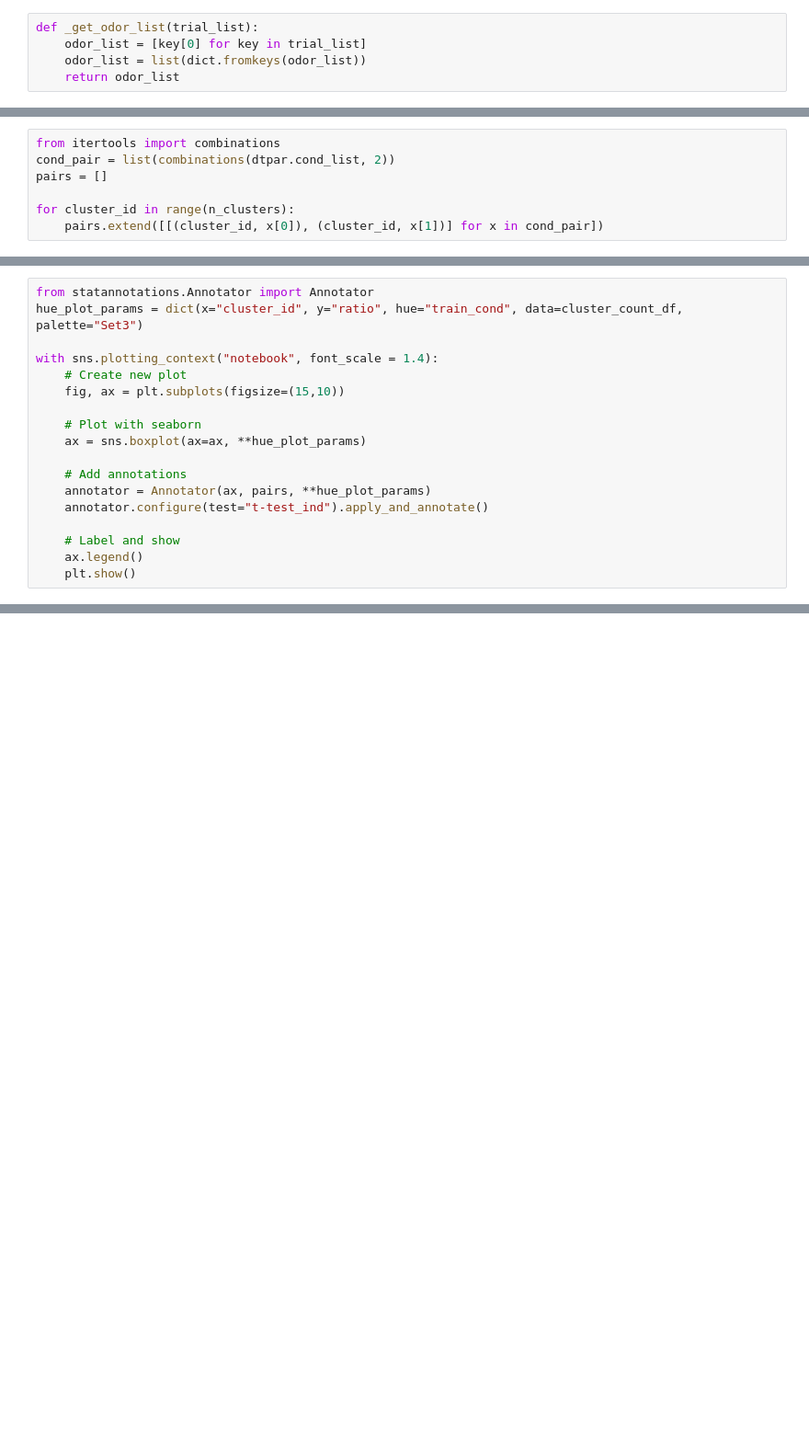
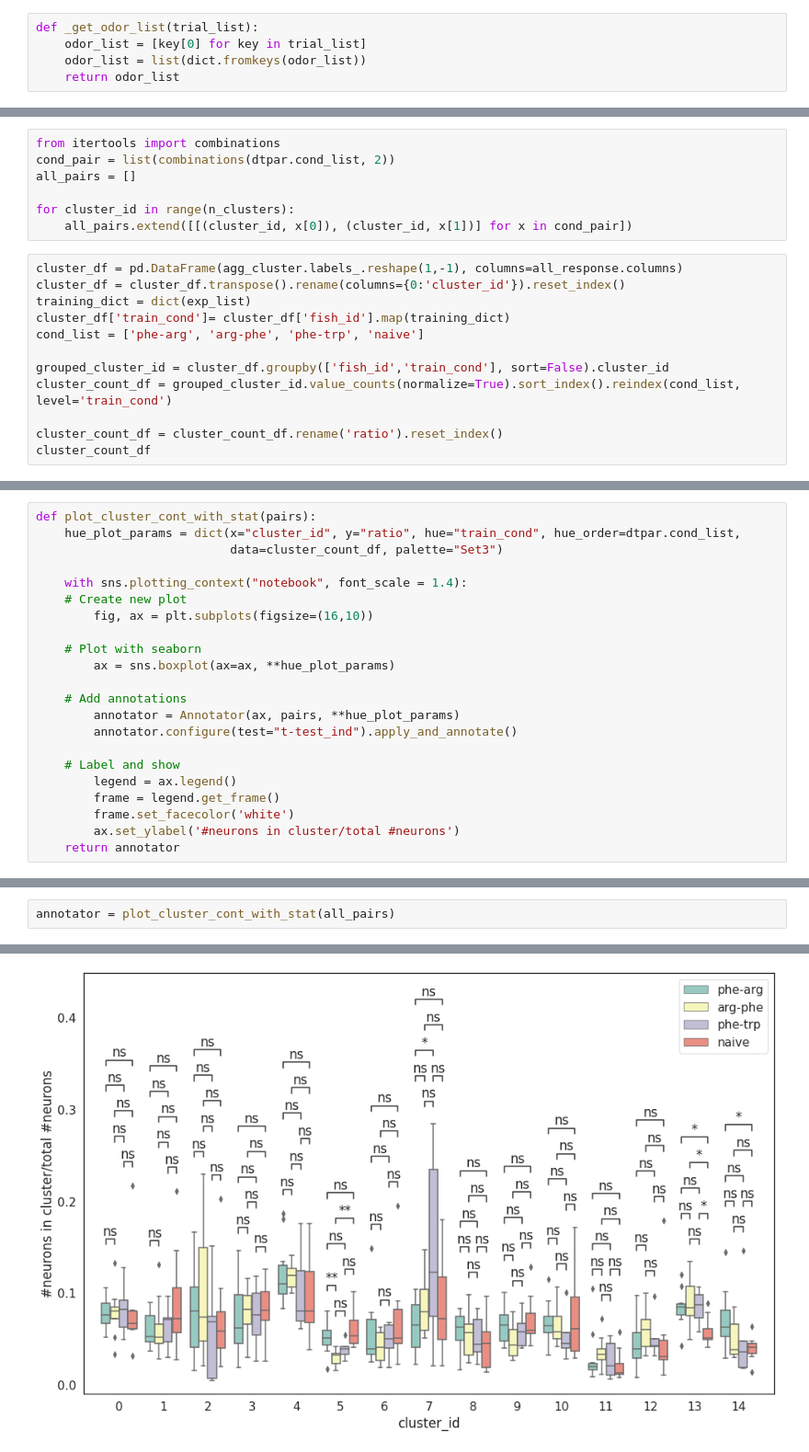
Before and after one commit to aloejhb/catrace, a Jupyter notebook: notebooks/tuning_curve_normalized.ipynb, the cells around one changed output, grey strips where cells are left out. Shown: that part at 92% size. Saved outputs shown, nothing was run; the diff lists cells and outputs as text; blank space fills up the shorter version.

```diff
--- a/notebooks/tuning_curve_normalized.ipynb
+++ b/notebooks/tuning_curve_normalized.ipynb
@@ -371,7 +289,19 @@ catclust.plot_clustered_heatmap(H, agg_cluster)
 # %%
 from itertools import combinations
 cond_pair = list(combinations(dtpar.cond_list, 2))
-pairs = []
+all_pairs = []
 
 for cluster_id in range(n_clusters):
-    pairs.extend([[(cluster_id, x[0]), (cluster_id, x[1])] for x in cond_pair])
+    all_pairs.extend([[(cluster_id, x[0]), (cluster_id, x[1])] for x in cond_pair])
+# %%
+cluster_df = pd.DataFrame(agg_cluster.labels_.reshape(1,-1), columns=all_response.columns)
+cluster_df = cluster_df.transpose().rename(columns={0:'cluster_id'}).reset_index()
+training_dict = dict(exp_list)
+cluster_df['train_cond']= cluster_df['fish_id'].map(training_dict)
+cond_list = ['phe-arg', 'arg-phe', 'phe-trp', 'naive']
+
+grouped_cluster_id = cluster_df.groupby(['fish_id','train_cond'], sort=False).cluster_id
+cluster_count_df = grouped_cluster_id.value_counts(normalize=True).sort_index().reindex(cond_list, level='train_cond')
+
+cluster_count_df = cluster_count_df.rename('ratio').reset_index()
+cluster_count_df
@@ -378,18 +322,22 @@ for cluster_id in range(n_clusters):
 # %%
-from statannotations.Annotator import Annotator
-hue_plot_params = dict(x="cluster_id", y="ratio", hue="train_cond", data=cluster_count_df, palette="Set3")
+def plot_cluster_cont_with_stat(pairs):
+    hue_plot_params = dict(x="cluster_id", y="ratio", hue="train_cond", hue_order=dtpar.cond_list,
+                           data=cluster_count_df, palette="Set3")
 
-with sns.plotting_context("notebook", font_scale = 1.4):
+    with sns.plotting_context("notebook", font_scale = 1.4):
     # Create new plot
-    fig, ax = plt.subplots(figsize=(15,10))
+        fig, ax = plt.subplots(figsize=(16,10))
 
     # Plot with seaborn
-    ax = sns.boxplot(ax=ax, **hue_plot_params)
+        ax = sns.boxplot(ax=ax, **hue_plot_params)
 
     # Add annotations
-    annotator = Annotator(ax, pairs, **hue_plot_params)
-    annotator.configure(test="t-test_ind").apply_and_annotate()
+        annotator = Annotator(ax, pairs, **hue_plot_params)
+        annotator.configure(test="t-test_ind").apply_and_annotate()
 
     # Label and show
-    ax.legend()
-    plt.show()
+        legend = ax.legend()
+        frame = legend.get_frame()
+        frame.set_facecolor('white')
+        ax.set_ylabel('#neurons in cluster/total #neurons')
+    return annotator
@@ -458,0 +344,3 @@ plot_cluster_count(all_response, kmeans[region], exp_list, exclude_cluster_id=[4
+# %%
+annotator = plot_cluster_cont_with_stat(all_pairs)
+# %% [output]
@@ -458,0 +364 @@ plot_cluster_count(all_response, kmeans[region], exp_list, exclude_cluster_id=[4
+[figure, added]
```
Also changed, not shown: parts of 31 cells of this notebook, 1 other file.
